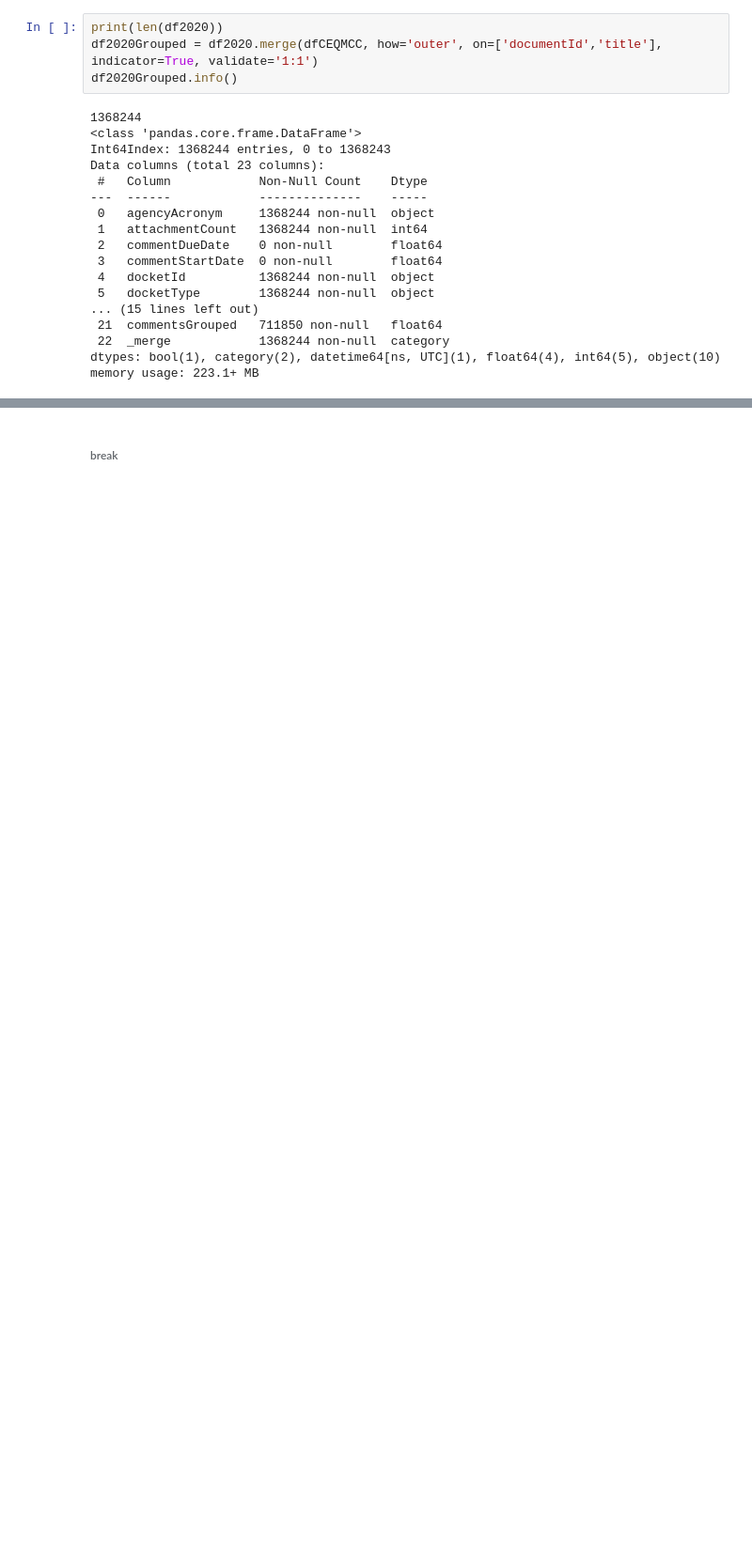
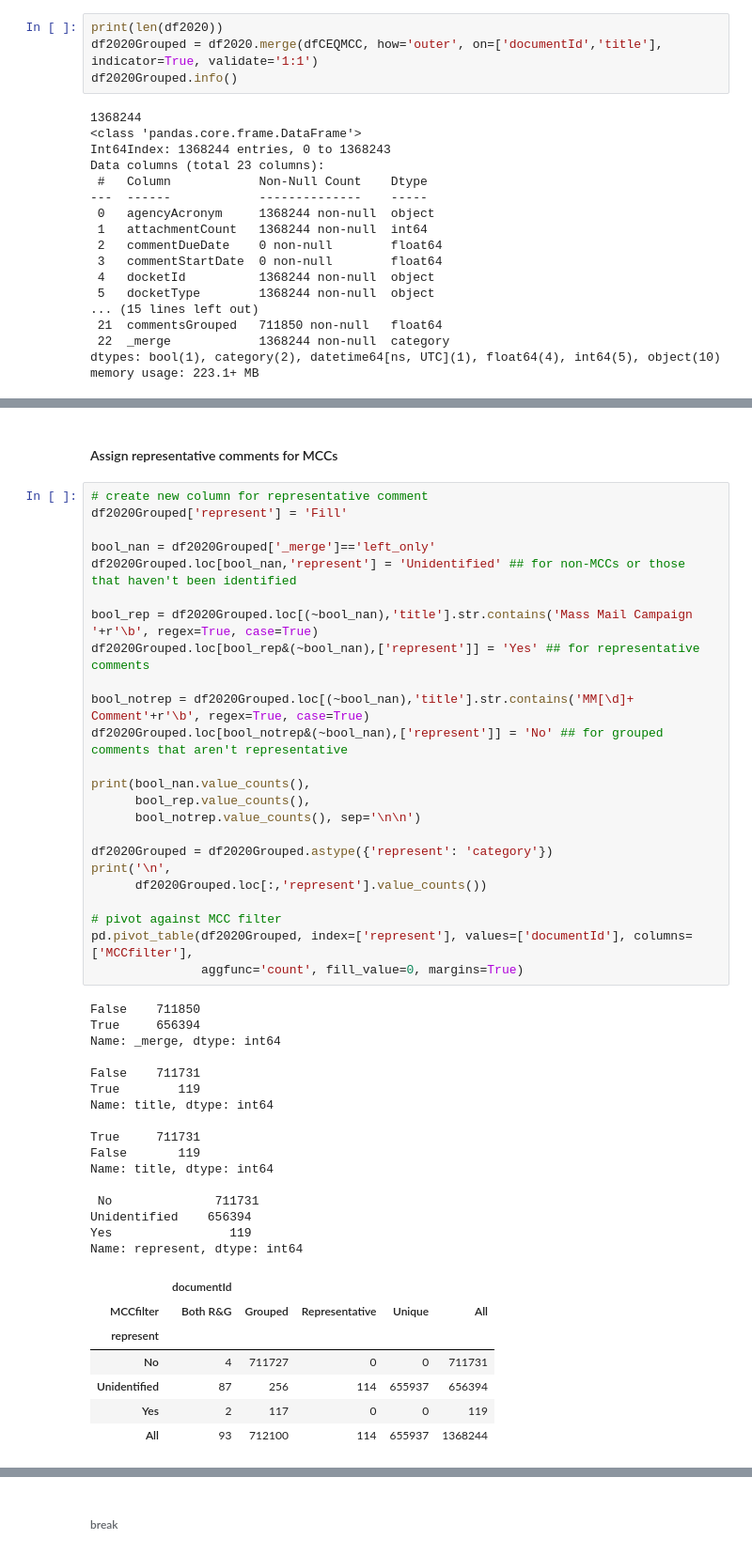
Before and after one commit to mfebrizio/public-commenting-COVID-19, a Jupyter notebook: Analyze Comments/Public Commenting and COVID-19 - Analysis.ipynb, the cells around one changed output, grey strips where cells are left out. Shown: that part at 94% size. Saved outputs shown, nothing was run; the diff lists cells and outputs as text; blank space fills up the shorter version.

```diff
--- a/Analyze Comments/Public Commenting and COVID-19 - Analysis.ipynb
+++ b/Analyze Comments/Public Commenting and COVID-19 - Analysis.ipynb
@@ -683,0 +710,50 @@ memory usage: 223.1+ MB
+# %% [markdown]
+#### Assign representative comments for MCCs
+# %%
+# create new column for representative comment
+df2020Grouped['represent'] = 'Fill'
+
+bool_nan = df2020Grouped['_merge']=='left_only'
+df2020Grouped.loc[bool_nan,'represent'] = 'Unidentified' ## for non-MCCs or those that haven't been identified
+
+bool_rep = df2020Grouped.loc[(~bool_nan),'title'].str.contains('Mass Mail Campaign '+r'\b', regex=True, case=True)
+df2020Grouped.loc[bool_rep&(~bool_nan),['represent']] = 'Yes' ## for representative comments
+
+bool_notrep = df2020Grouped.loc[(~bool_nan),'title'].str.contains('MM[\d]+ Comment'+r'\b', regex=True, case=True)
+df2020Grouped.loc[bool_notrep&(~bool_nan),['represent']] = 'No' ## for grouped comments that aren't representative
+
+print(bool_nan.value_counts(),
+      bool_rep.value_counts(),
+      bool_notrep.value_counts(), sep='\n\n')
+
+df2020Grouped = df2020Grouped.astype({'represent': 'category'})
+print('\n',
+      df2020Grouped.loc[:,'represent'].value_counts())
+
+# pivot against MCC filter
+pd.pivot_table(df2020Grouped, index=['represent'], values=['documentId'], columns=['MCCfilter'],
+               aggfunc='count', fill_value=0, margins=True)
+# %% [output]
+False    711850
+True     656394
+Name: _merge, dtype: int64
+
+False    711731
+True        119
+Name: title, dtype: int64
+
+True     711731
+False       119
+Name: title, dtype: int64
+
+ No              711731
+Unidentified    656394
+Yes                119
+Name: represent, dtype: int64
+|  | documentId |  |  |  |  |
+| MCCfilter | Both R&G | Grouped | Representative | Unique | All |
+| represent |  |  |  |  |  |
+| No | 4 | 711727 | 0 | 0 | 711731 |
+| Unidentified | 87 | 256 | 114 | 655937 | 656394 |
+| Yes | 2 | 117 | 0 | 0 | 119 |
+| All | 93 | 712100 | 114 | 655937 | 1368244 |
```
Also changed, not shown: parts of 16 cells of this notebook.
